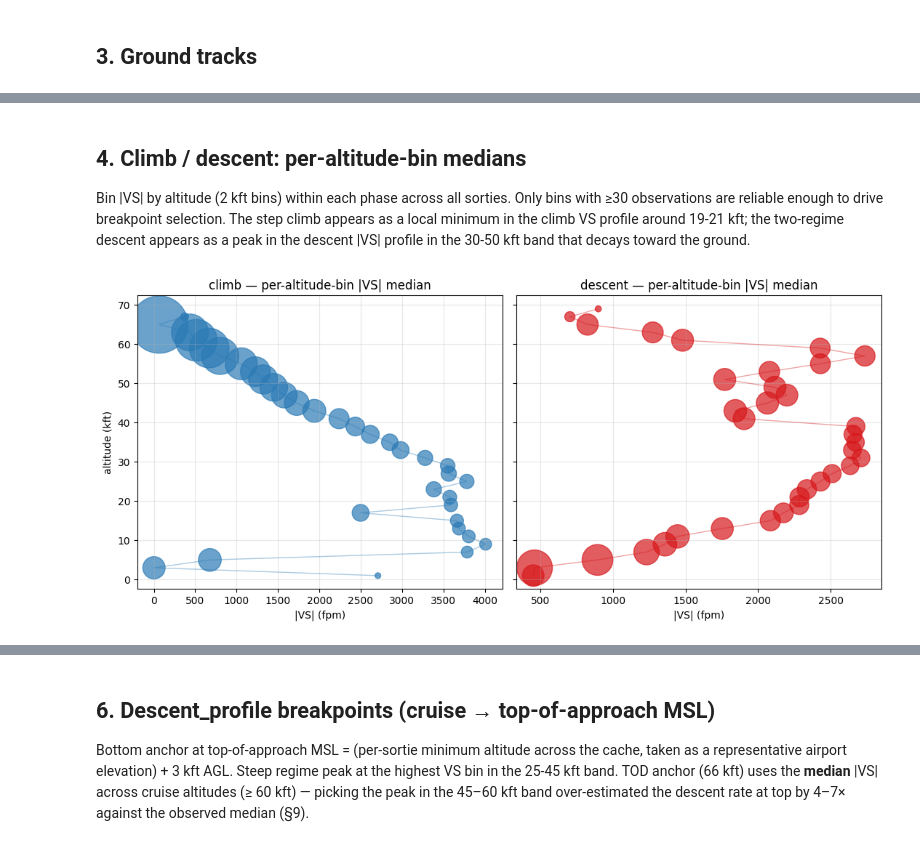
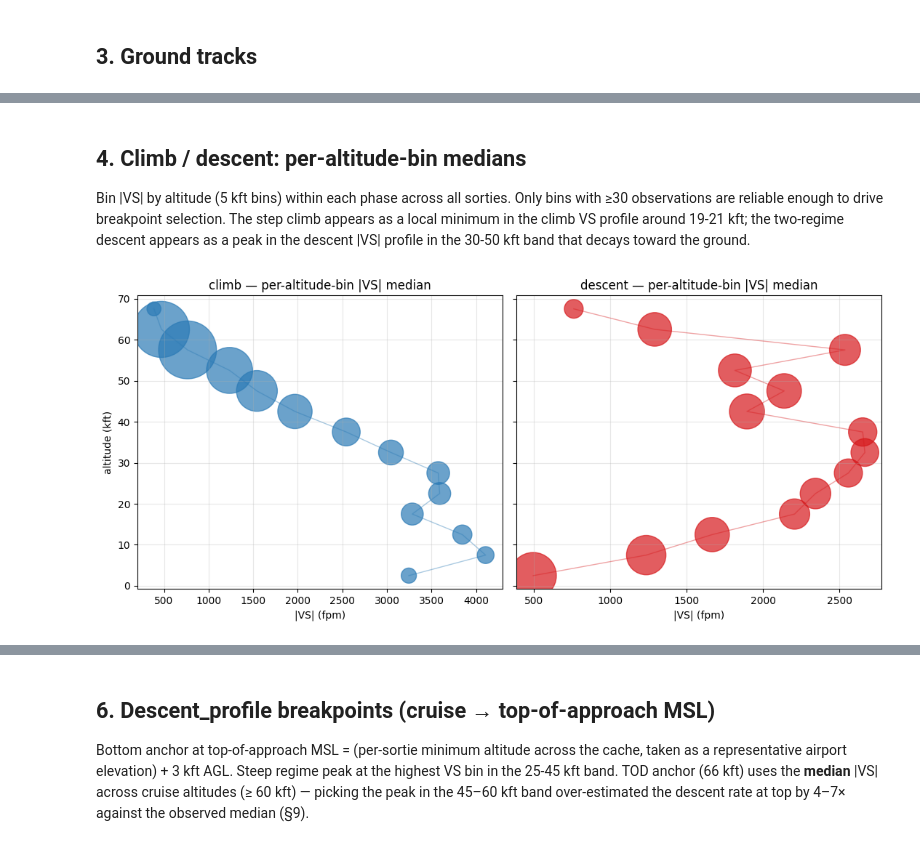
Before and after one commit to ryanpavlick/hyplan, a Jupyter notebook: notebooks/calibration/er2/iwg1_calibration.ipynb, the cells around one changed output, grey strips where cells are left out. Saved outputs shown, nothing was run; the diff lists cells and outputs as text; code cells hidden in the pictures.

```diff
--- a/notebooks/calibration/er2/iwg1_calibration.ipynb
+++ b/notebooks/calibration/er2/iwg1_calibration.ipynb
@@ -22,7 +22,7 @@ from hyplan.aircraft import load_iwg1, ApproachProfile, TasSchedule
 from hyplan.units import ureg
 
 DATA_DIR = Path("../../../data/er2").resolve()
-ALTITUDE_BIN_FT = 2000.0
+ALTITUDE_BIN_FT = 5000.0
 TOP_OF_APPROACH_AGL_FT = 3000.0
 MIN_HIGH_ALT_FT = 60_000.0
 print(f"data: {DATA_DIR}")
@@ -210,7 +210,7 @@ fig.tight_layout()
 # %% [markdown]
 ## 4. Climb / descent: per-altitude-bin medians
 
-Bin |VS| by altitude (2 kft bins) within each phase across all sorties. Only bins with ≥30 observations are reliable enough to drive breakpoint selection. The step climb appears as a local minimum in the climb VS profile around 19-21 kft; the two-regime descent appears as a peak in the descent |VS| profile in the 30-50 kft band that decays toward the ground.
+Bin |VS| by altitude (5 kft bins) within each phase across all sorties. Only bins with ≥30 observations are reliable enough to drive breakpoint selection. The step climb appears as a local minimum in the climb VS profile around 19-21 kft; the two-regime descent appears as a peak in the descent |VS| profile in the 30-50 kft band that decays toward the ground.
 # %%
 def per_bin(phase: str) -> pd.DataFrame:
     rows = []
@@ -236,34 +236,38 @@ def per_bin(phase: str) -> pd.DataFrame:
     )
     grouped_active = active.groupby("bin_idx").agg(
         n_active=("abs_vs", "size"),
+        vs_p25_active=("abs_vs", lambda x: x.quantile(0.25)),
         vs_p50_active=("abs_vs", "median"),
+        vs_p75_active=("abs_vs", lambda x: x.quantile(0.75)),
     )
     grouped = grouped.join(grouped_active, how="left")
     centers = bin_edges[grouped.index] + ALTITUDE_BIN_FT / 2
     return pd.DataFrame({
         "alt_center_ft": centers,
         "n": grouped["n"].values,
         "vs_p50_fpm": grouped["vs_p50"].values,
         "vs_p75_fpm": grouped["vs_p75"].values,
+        "vs_p25_active_fpm": grouped["vs_p25_active"].values,
         "vs_p50_active_fpm": grouped["vs_p50_active"].values,
+        "vs_p75_active_fpm": grouped["vs_p75_active"].values,
         "n_active": grouped["n_active"].values,
         "tas_p50_kt": grouped["tas_p50"].values,
     })
 
 climb_bins = per_bin("climb")
 descent_bins = per_bin("descent")
 
 fig, axes = plt.subplots(1, 2, figsize=(11, 5), sharey=True)
 for ax, bins, title in [(axes[0], climb_bins, "climb"), (axes[1], descent_bins, "descent")]:
     valid = bins[bins["n"] >= 30]
     ax.scatter(valid["vs_p50_fpm"], valid["alt_center_ft"] / 1000.0,
                s=valid["n"] / 10, color=phase_colors[title], alpha=0.7)
     ax.plot(valid["vs_p50_fpm"], valid["alt_center_ft"] / 1000.0,
             color=phase_colors[title], lw=1, alpha=0.4)
     ax.set_xlabel("|VS| (fpm)")
     ax.set_title(f"{title} — per-altitude-bin |VS| median")
     ax.grid(alpha=0.3)
 axes[0].set_ylabel("altitude (kft)")
 fig.tight_layout()
 # %% [output]
-[figure, old version]
+[figure, new version]
```
Also changed, not shown: parts of 18 cells of this notebook, 6 other files.
